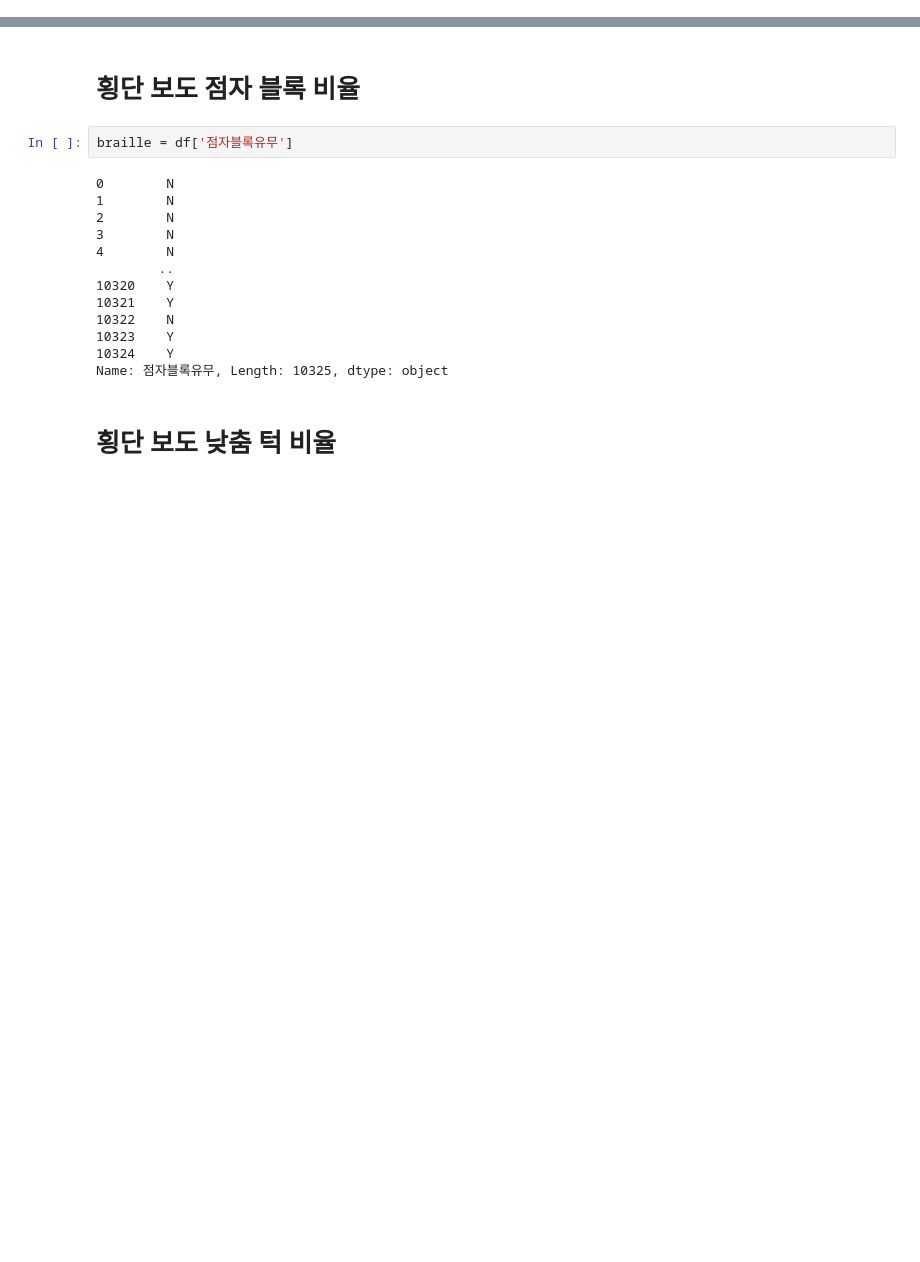
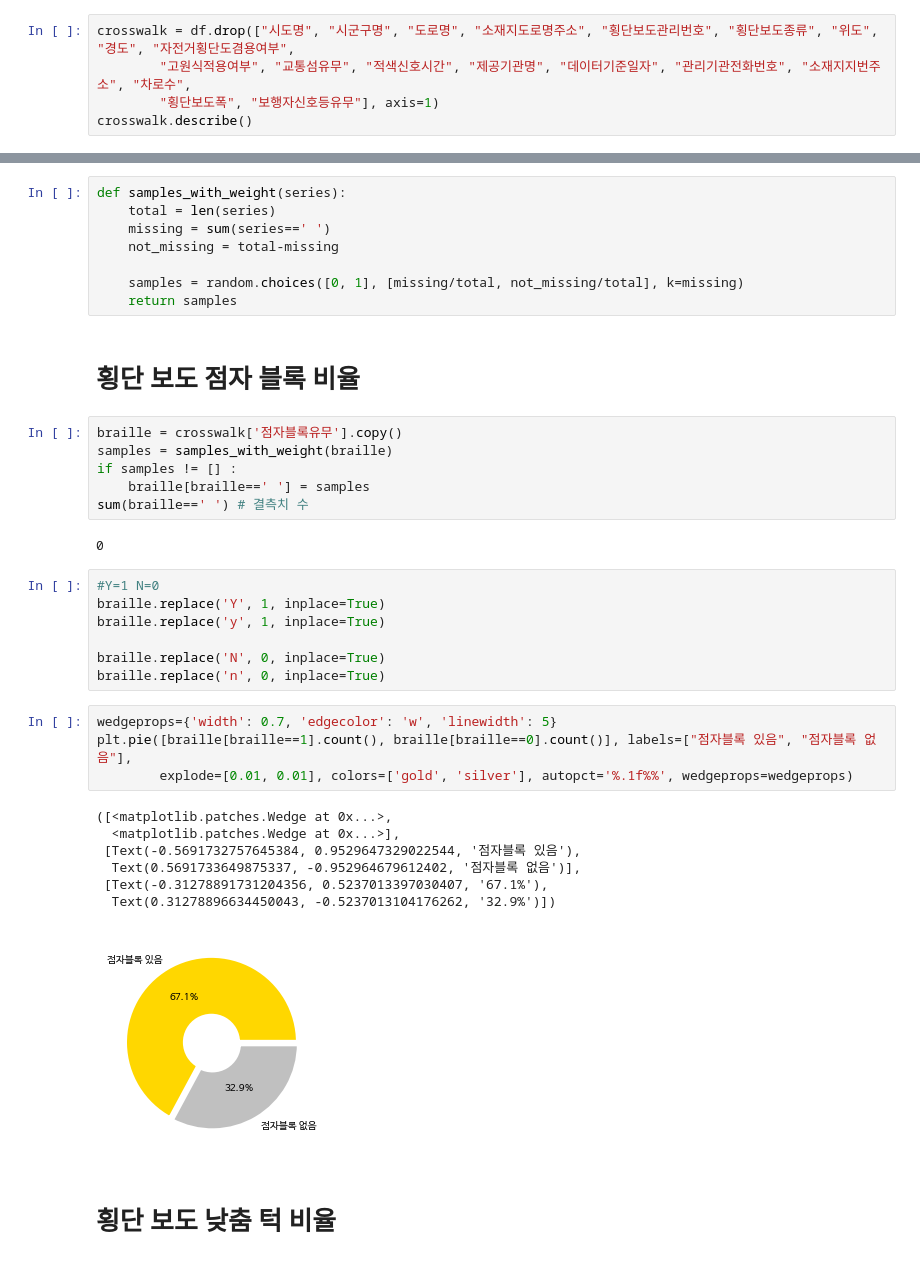
Before and after one commit to modeep/the-modeep, a Jupyter notebook: crosswalk/crosswalk.ipynb, the cells around one changed output, grey strips where cells are left out. Saved outputs shown, nothing was run; the diff lists cells and outputs as text; blank space fills up the shorter version.

Commit message:
Update visualize crosswalk data

```diff
--- a/crosswalk/crosswalk.ipynb
+++ b/crosswalk/crosswalk.ipynb
@@ -30,0 +60,5 @@ df
+# %%
+crosswalk = df.drop(["시도명", "시군구명", "도로명", "소재지도로명주소", "횡단보도관리번호", "횡단보도종류", "위도", "경도", "자전거횡단도겸용여부",
+        "고원식적용여부", "교통섬유무", "적색신호시간", "제공기관명", "데이터기준일자", "관리기관전화번호", "소재지지번주소", "차로수",
+        "횡단보도폭", "보행자신호등유무"], axis=1)
+crosswalk.describe()
@@ -31,20 +75,40 @@ df
+# %%
+def samples_with_weight(series):
+    total = len(series)
+    missing = sum(series==' ')
+    not_missing = total-missing
+
+    samples = random.choices([0, 1], [missing/total, not_missing/total], k=missing)
+    return samples
 # %% [markdown]
 # 횡단 보도 점자 블록 비율
 # %%
-braille = df['점자블록유무']
+braille = crosswalk['점자블록유무'].copy()
+samples = samples_with_weight(braille)
+if samples != [] :
+    braille[braille==' '] = samples
+sum(braille==' ') # 결측치 수
 # %% [output]
-0        N
-1        N
-2        N
-3        N
-4        N
-        ..
-10320    Y
-10321    Y
-10322    N
-10323    Y
-10324    Y
-Name: 점자블록유무, Length: 10325, dtype: object
+0
+# %%
+#Y=1 N=0
+braille.replace('Y', 1, inplace=True)
+braille.replace('y', 1, inplace=True)
+
+braille.replace('N', 0, inplace=True)
+braille.replace('n', 0, inplace=True)
+# %%
+wedgeprops={'width': 0.7, 'edgecolor': 'w', 'linewidth': 5}
+plt.pie([braille[braille==1].count(), braille[braille==0].count()], labels=["점자블록 있음", "점자블록 없음"],
+        explode=[0.01, 0.01], colors=['gold', 'silver'], autopct='%.1f%%', wedgeprops=wedgeprops)
+# %% [output]
+([<matplotlib.patches.Wedge at 0x...>,
+  <matplotlib.patches.Wedge at 0x...>],
+ [Text(-0.5691732757645384, 0.9529647329022544, '점자블록 있음'),
+  Text(0.5691733649875337, -0.952964679612402, '점자블록 없음')],
+ [Text(-0.31278891731204356, 0.5237013397030407, '67.1%'),
+  Text(0.31278896634450043, -0.5237013104176262, '32.9%')])
+[figure, added]
 # %% [markdown]
 # 횡단 보도 낮춤 턱 비율
 # %%
```
Also changed, not shown: parts of 13 cells of this notebook.
